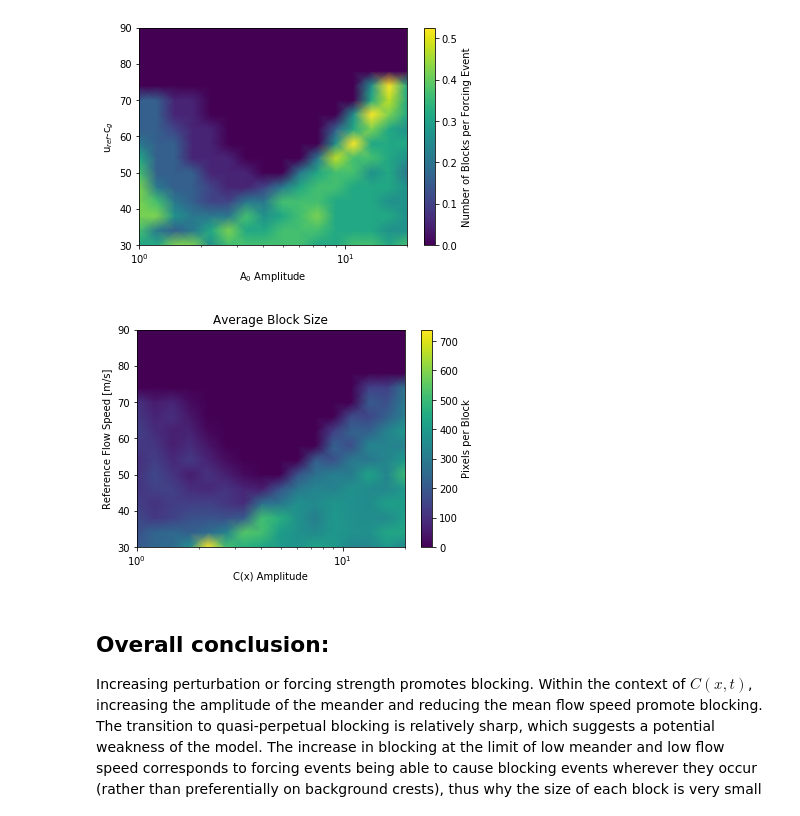
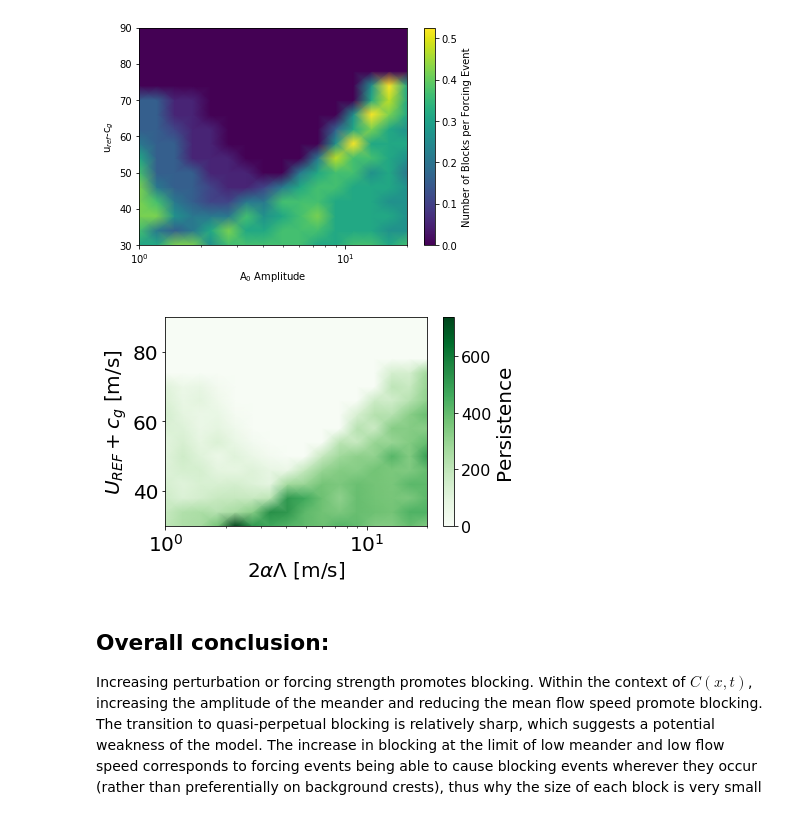
Before and after one commit to sjsmith757/rossby-blocking, a Jupyter notebook: sweep_analysis.ipynb, the cells around one changed output. Cells and saved outputs as stored; diff of their text form; code cells hidden in the pictures.

```diff
--- a/sweep_analysis.ipynb
+++ b/sweep_analysis.ipynb
@@ -610,15 +962,21 @@ plt.colorbar(im,label="Number of Blocks per Forcing Event")
 # %%
 im=plt.pcolormesh(cxbgrid["a0y"],cxbgrid["beta"],
                   np.nan_to_num(cxbgrid["blocksize"]/cxbgrid["nblocks"]),
-                  shading='Gouraud',cmap='viridis')
+                  shading='Gouraud',cmap='Greens')
 plt.xscale('log')
-plt.xlabel("C(x) Amplitude")
-plt.ylabel("Reference Flow Speed [m/s]")
-plt.colorbar(im,label="Pixels per Block")
-plt.title("Average Block Size")
-plt.savefig("grid_avgblocksize.png",bbox_inches='tight')
+plt.xscale('log')
+plt.tick_params(labelsize=20)
+# plt.ylabel("Reference Flow Speed [m/s]",fontsize=20)
+plt.ylabel(r"$U_{REF}+c_g$ [m/s]",fontsize=20)
+plt.xlabel(r"$2\alpha \Lambda $ [m/s]",fontsize=20)
+cb=plt.colorbar(im) #,label="Pixels per Block")
+cb.ax.tick_params(labelsize=16)
+cb.ax.set_ylabel("Persistence", fontsize=20)
+# plt.title("Prevalence of Blocking",fontsize=20)
+plt.tight_layout()
+# plt.savefig("figure_pdf/pixels_per_block.pdf")
 # %% [output]
-[figure, old version]
+[figure, new version]
 # %% [markdown]
 ## Overall conclusion:
 
```
Also changed, not shown: parts of 58 cells of this notebook, 9 other files.
